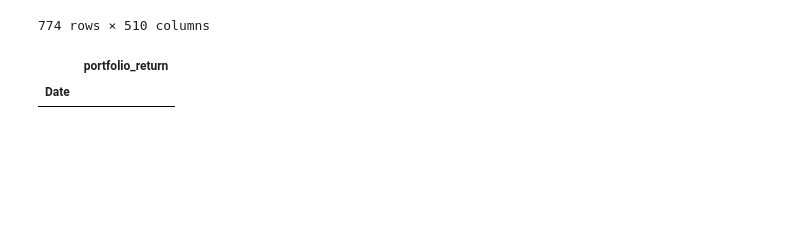
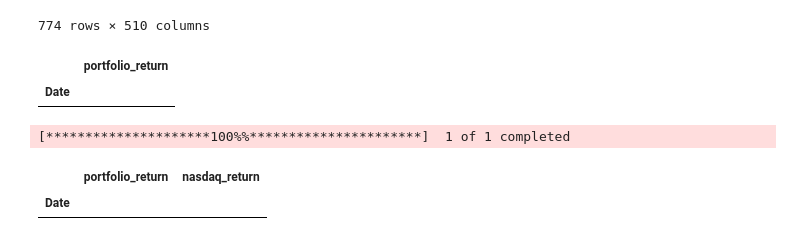
Before and after one commit to wtcrowe4/ml-algo-trading, a Jupyter notebook: twitter_sentiment.ipynb, the cells around one changed output. Saved outputs shown, nothing was run; the diff lists cells and outputs as text; code cells hidden in the pictures; blank space fills up the shorter version.

Commit message:
comparing returns

```diff
--- a/twitter_sentiment.ipynb
+++ b/twitter_sentiment.ipynb
@@ -172,3 +172,21 @@ portfolio_df
 # %% [output]
 |  | portfolio_return |
 | Date |  |
+# %%
+# Download NASDAQ/QQQ prices and calculate returns to compare to our strategy
+
+qqq_df = yf.download(tickers='QQQ',
+                     start='2021-01-01',
+                     end='2023-03-01')
+
+qqq_ret = np.log(qqq_df['Adj Close']).diff().to_frame('nasdaq_return')
+
+portfolio_df = portfolio_df.merge(qqq_ret,
+                                  left_index=True,
+                                  right_index=True)
+
+portfolio_df
+# %% [output]
+[*********************100%%**********************]  1 of 1 completed
+|  | portfolio_return | nasdaq_return |
+| Date |  |  |
```
